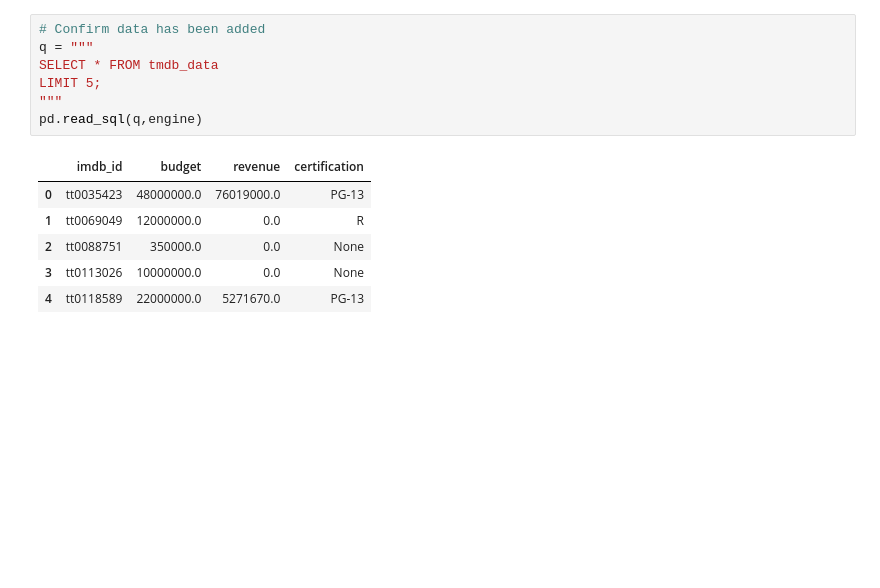
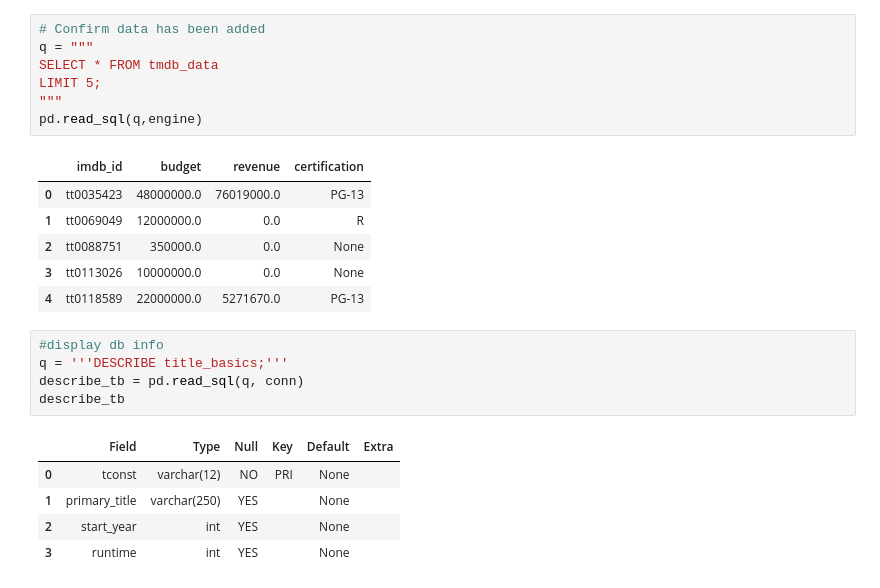
Before and after one commit to LoveidaLucero/Movie-Success-Analysis, a Jupyter notebook: Part 4B TMDB Data Transfer.ipynb, the cells around one changed output. Saved outputs shown, nothing was run; the diff lists cells and outputs as text; blank space fills up the shorter version.

```diff
--- a/Part 4B TMDB Data Transfer.ipynb
+++ b/Part 4B TMDB Data Transfer.ipynb
@@ -368,3 +376,14 @@ pd.read_sql(q,engine)
 | 2 | tt0088751 | 350000.0 | 0.0 | None |
 | 3 | tt0113026 | 10000000.0 | 0.0 | None |
 | 4 | tt0118589 | 22000000.0 | 5271670.0 | PG-13 |
+# %%
+#display db info
+q = '''DESCRIBE title_basics;'''
+describe_tb = pd.read_sql(q, conn)
+describe_tb
+# %% [output]
+|  | Field | Type | Null | Key | Default | Extra |
+| 0 | tconst | varchar(12) | NO | PRI | None |  |
+| 1 | primary_title | varchar(250) | YES |  | None |  |
+| 2 | start_year | int | YES |  | None |  |
+| 3 | runtime | int | YES |  | None |  |
```
Also changed, not shown: parts of 18 cells of this notebook.
